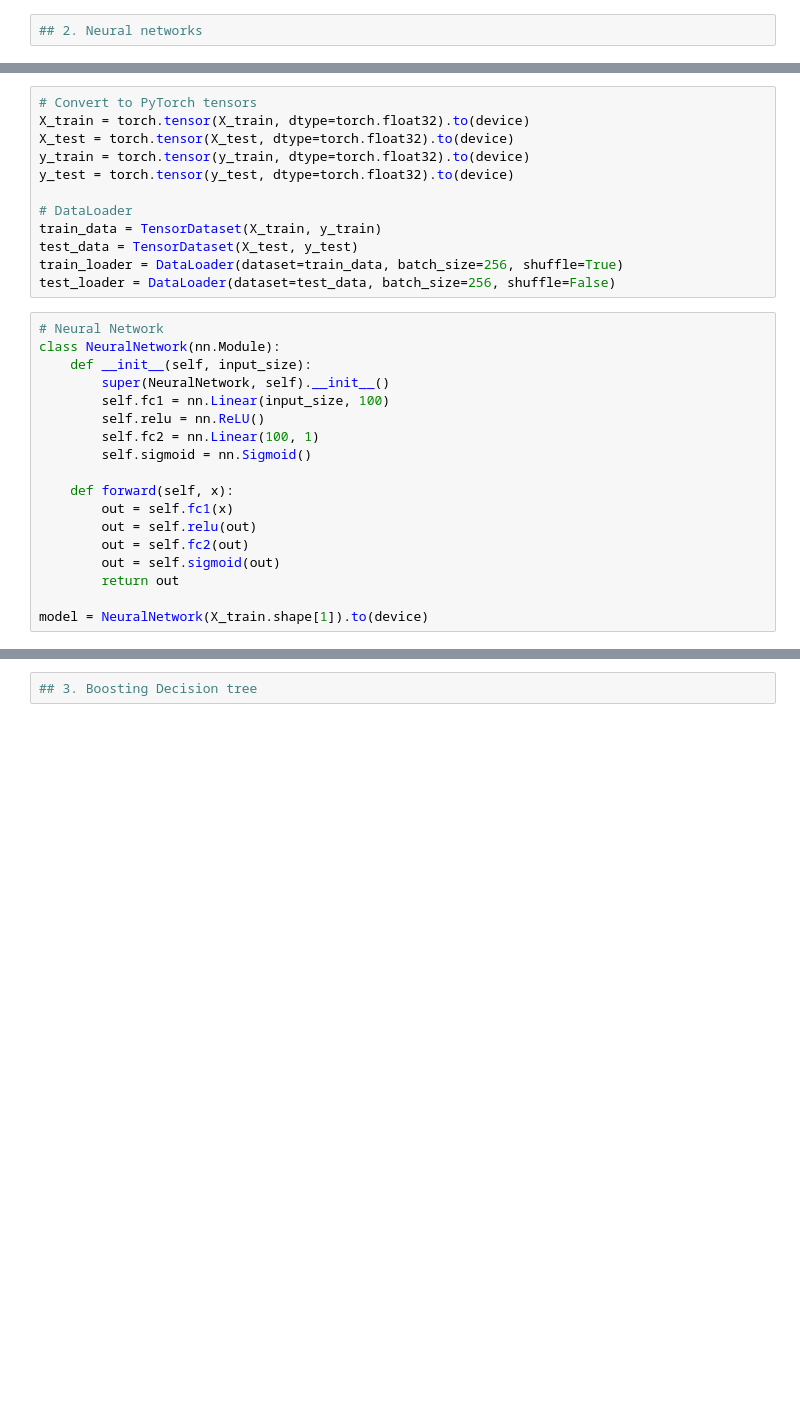
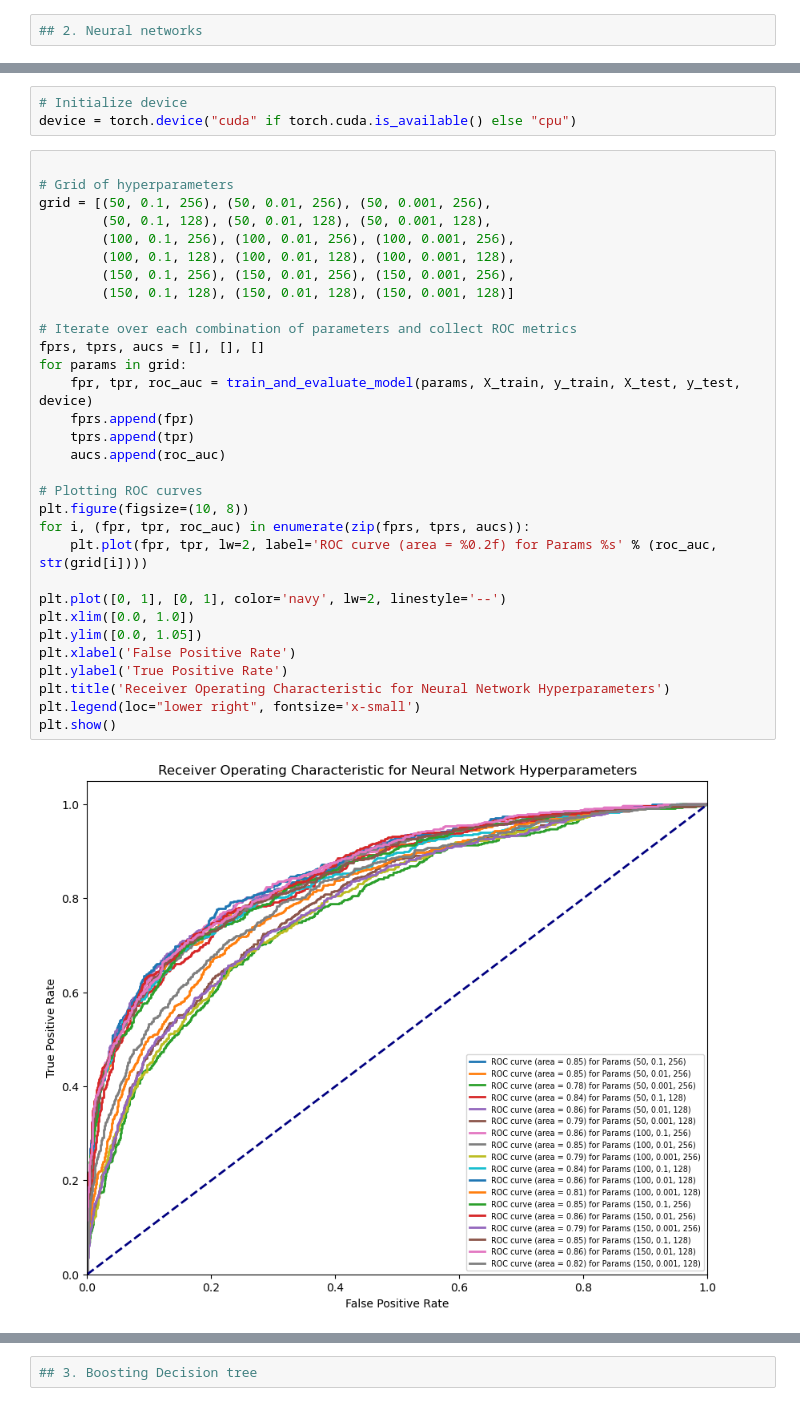
Before and after one commit to EdwardTTTT/GaTech, a Jupyter notebook: ML Assignment1 churn prediction.ipynb, the cells around one changed output, grey strips where cells are left out. Drawn from its saved outputs; the diff is of its cells as text; blank space fills up the shorter version.

```diff
--- a/ML Assignment1 churn prediction.ipynb
+++ b/ML Assignment1 churn prediction.ipynb
@@ -266,30 +309,36 @@ X_test = scaler.transform(X_test)
 # %%
-# Convert to PyTorch tensors
-X_train = torch.tensor(X_train, dtype=torch.float32).to(device)
-X_test = torch.tensor(X_test, dtype=torch.float32).to(device)
-y_train = torch.tensor(y_train, dtype=torch.float32).to(device)
-y_test = torch.tensor(y_test, dtype=torch.float32).to(device)
-
-# DataLoader
-train_data = TensorDataset(X_train, y_train)
-test_data = TensorDataset(X_test, y_test)
-train_loader = DataLoader(dataset=train_data, batch_size=256, shuffle=True)
-test_loader = DataLoader(dataset=test_data, batch_size=256, shuffle=False)
+# Initialize device
+device = torch.device("cuda" if torch.cuda.is_available() else "cpu")
 # %%
-# Neural Network
-class NeuralNetwork(nn.Module):
-    def __init__(self, input_size):
-        super(NeuralNetwork, self).__init__()
-        self.fc1 = nn.Linear(input_size, 100)
-        self.relu = nn.ReLU()
-        self.fc2 = nn.Linear(100, 1)
-        self.sigmoid = nn.Sigmoid()
 
-    def forward(self, x):
-        out = self.fc1(x)
-        out = self.relu(out)
-        out = self.fc2(out)
-        out = self.sigmoid(out)
-        return out
+# Grid of hyperparameters
+grid = [(50, 0.1, 256), (50, 0.01, 256), (50, 0.001, 256),
+        (50, 0.1, 128), (50, 0.01, 128), (50, 0.001, 128),
+        (100, 0.1, 256), (100, 0.01, 256), (100, 0.001, 256),
+        (100, 0.1, 128), (100, 0.01, 128), (100, 0.001, 128),
+        (150, 0.1, 256), (150, 0.01, 256), (150, 0.001, 256),
+        (150, 0.1, 128), (150, 0.01, 128), (150, 0.001, 128)]
 
-model = NeuralNetwork(X_train.shape[1]).to(device)
+# Iterate over each combination of parameters and collect ROC metrics
+fprs, tprs, aucs = [], [], []
+for params in grid:
+    fpr, tpr, roc_auc = train_and_evaluate_model(params, X_train, y_train, X_test, y_test, device)
+    fprs.append(fpr)
+    tprs.append(tpr)
+    aucs.append(roc_auc)
+
+# Plotting ROC curves
+plt.figure(figsize=(10, 8))
+for i, (fpr, tpr, roc_auc) in enumerate(zip(fprs, tprs, aucs)):
+    plt.plot(fpr, tpr, lw=2, label='ROC curve (area = %0.2f) for Params %s' % (roc_auc, str(grid[i])))
+
+plt.plot([0, 1], [0, 1], color='navy', lw=2, linestyle='--')
+plt.xlim([0.0, 1.0])
+plt.ylim([0.0, 1.05])
+plt.xlabel('False Positive Rate')
+plt.ylabel('True Positive Rate')
+plt.title('Receiver Operating Characteristic for Neural Network Hyperparameters')
+plt.legend(loc="lower right", fontsize='x-small')
+plt.show()
+# %% [output]
+[figure, added]
```
Also changed, not shown: parts of 14 cells of this notebook.
